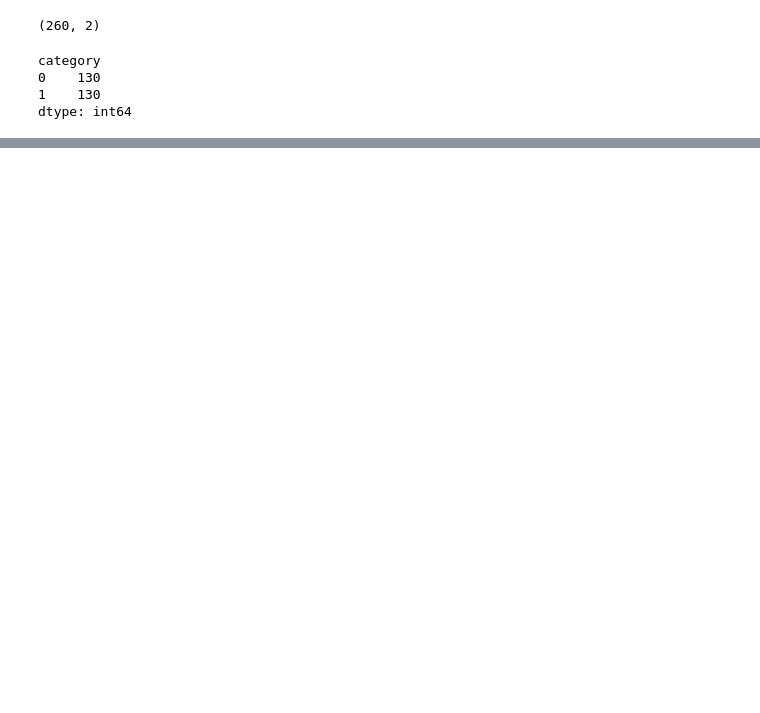
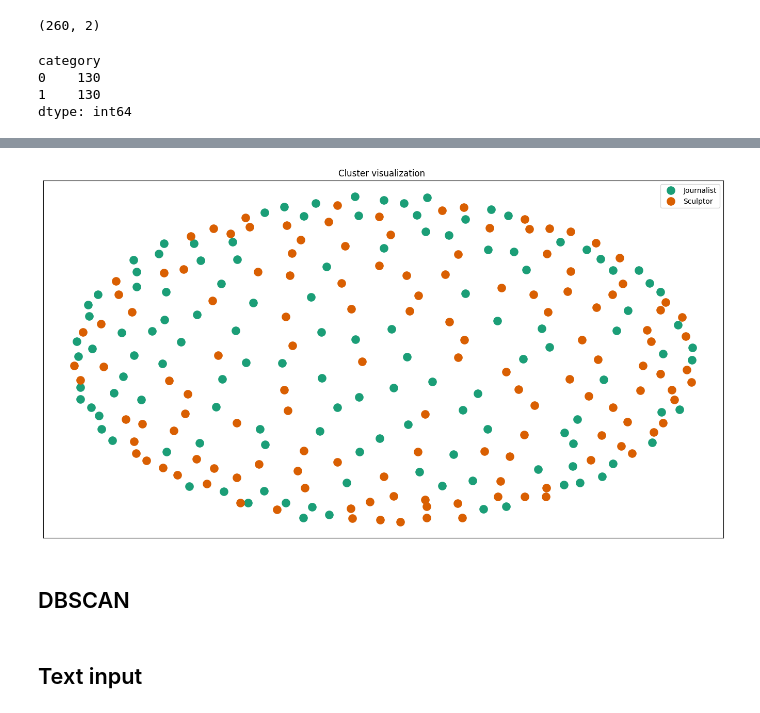
Before and after one commit to marinmss/m1-datascience-project, a Jupyter notebook: src/part1_clustering.ipynb, the cells around one changed output, grey strips where cells are left out. Drawn from its saved outputs; the diff is of its cells as text; code cells hidden in the pictures; blank space fills up the shorter version.

```diff
--- a/src/part1_clustering.ipynb
+++ b/src/part1_clustering.ipynb
@@ -298,16 +294,16 @@ X_train, X_test, y_train, y_test = train_test_split(df_cluster['text'], df_clust
+# %%
+X = df_cluster['text']
+Y = df_cluster['category']
 # %%
 # Using TFIDF vectorizer to convert convert words to Vector Space
-# max_features = 800 --> best metrics results
+# max_features = 800-1200 --> best metrics results
 tfidf_vectorizer = TfidfVectorizer(max_features=800,
                                        use_idf=True,
                                        stop_words='english')
-                                       #ngram_range=(1, 2))
-                                       #tokenizer=nltk.word_tokenize)
 
 
 # Fit the vectorizer to text data
-X_train_tfidf = tfidf_vectorizer.fit_transform(X_train)
-X_test_tfidf = tfidf_vectorizer.transform(X_test)
+tfidf_matrix = tfidf_vectorizer.fit_transform(X)
 # %%
 features = tfidf_vectorizer.get_feature_names_out()
 print(features)
@@ -333,10 +329,11 @@ print(features)
 
 # Initialize and fit KMeans algorithm
 km = KMeans(n_clusters=2, init='k-means++', max_iter=300, n_init=10, verbose=0, random_state=42)
-km.fit(X_train_tfidf)
+km.fit(tfidf_matrix)
 
 # Get cluster assignments for the training data
-clusters_train = km.labels_
+predicted_labels = km.labels_
+clusters = predicted_labels.tolist()
 
-# Apply the model to the test data to get cluster assignments
-clusters_test = km.predict(X_test_tfidf)
+
+print(predicted_labels[0:20])
@@ -373,0 +369,61 @@ Silhouette Coefficient: 0.109
+# %%
+from sklearn.metrics.pairwise import cosine_similarity
+from sklearn.manifold import MDS
+import matplotlib.pyplot as plt
+
+dist = 1 - cosine_similarity(tfidf_matrix)
+
+# Use multidimensional scaling to convert the dist matrix into a 2-dimensional array
+MDS()
+
+# n_components=2 to plot results in a two-dimensional plane
+mds = MDS(n_components=2, dissimilarity="precomputed", random_state=1)
+pos = mds.fit_transform(dist)
+xs, ys = pos[:, 0], pos[:, 1]
+
+#set up colors per clusters
+cluster_colors = {0: '#1b9e77', 1: '#d95f02'}
+
+#set up cluster names
+cluster_names = {0: 'Journalist', 1: 'Sculptor'}
+
+#create data frame that has the result of the MDS plus the cluster numbers and titles
+
+df = pd.DataFrame(dict(x=xs, y=ys, label=clusters))
+
+#group by cluster
+groups = df.groupby('label')
+
+# set up plot
+fig, ax = plt.subplots(figsize=(17, 9))
+ax.margins(0.05)
+
+#iterate through groups to layer the plot
+for name, group in groups:
+    ax.plot(group.x, group.y, marker='o', linestyle='', ms=12,
+            label=cluster_names[name],
+            color=cluster_colors[name],
+            mec='none')
+    ax.set_aspect('auto')
+    ax.tick_params(\
+        axis= 'x',
+        which='both',
+        bottom=False,
+        top=False,
+        labelbottom=False)
+    ax.tick_params(\
+        axis= 'y',
+        which='both',
+        left=False,
+        top=False,
+        labelleft=False)
+
+ax.legend(numpoints=1)
+plt.title('Cluster visualization ')
+plt.show()
+# %% [output]
+[figure, added]
+# %% [markdown]
+## DBSCAN #####
+# %% [markdown]
+## Text input ####
```
Also changed, not shown: parts of 56 cells of this notebook.
